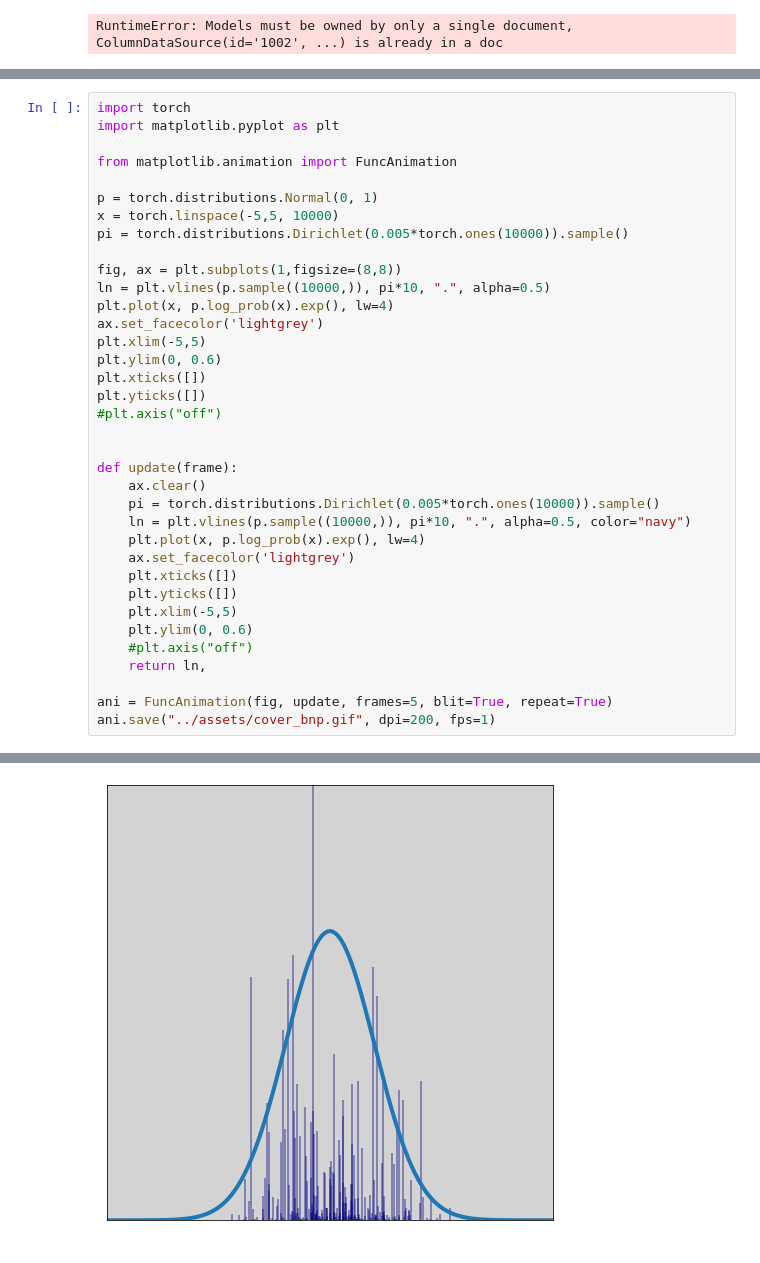
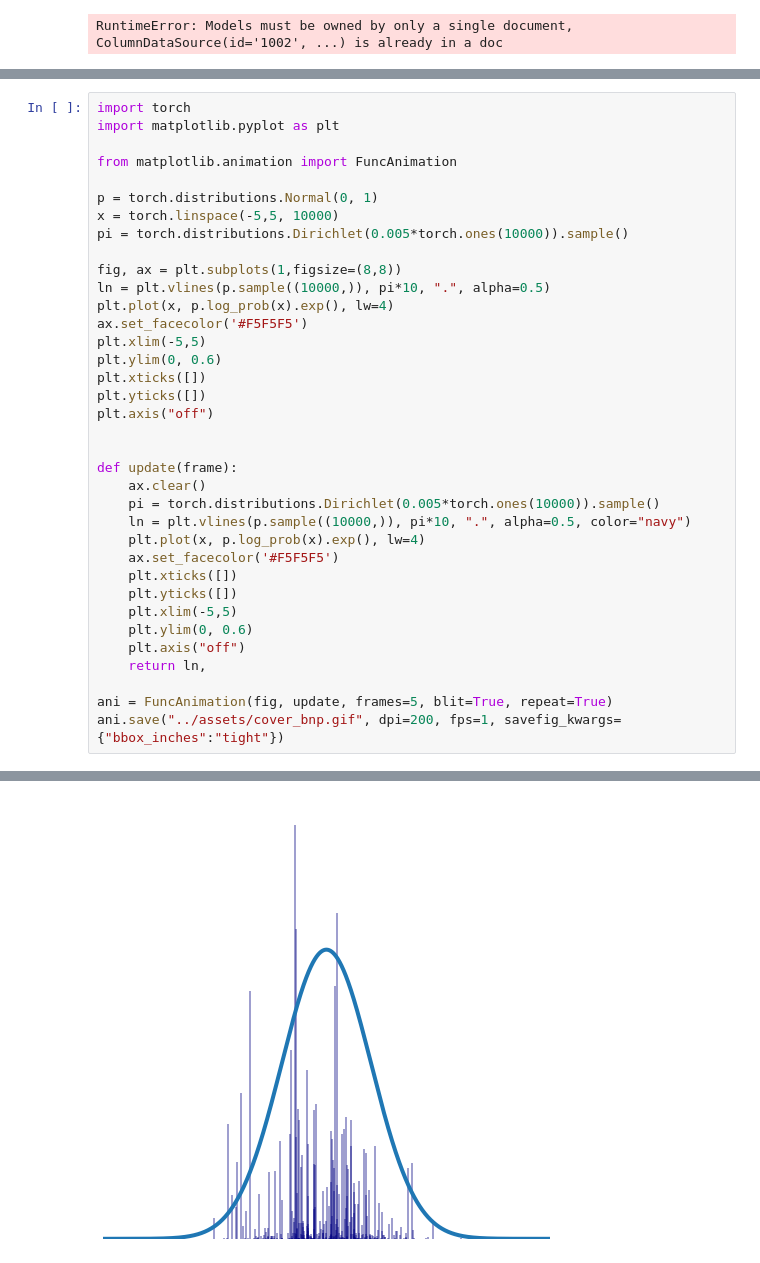
Before and after one commit to manuelgloeckler/manuelgloeckler.github.io, a Jupyter notebook: _notebooks/nonparameterics.ipynb, the cells around one changed output, grey strips where cells are left out. Drawn from its saved outputs; the diff is of its cells as text.

```diff
--- a/_notebooks/nonparameterics.ipynb
+++ b/_notebooks/nonparameterics.ipynb
@@ -1059,12 +1059,12 @@ pi = torch.distributions.Dirichlet(0.005*torch.ones(10000)).sample()
 fig, ax = plt.subplots(1,figsize=(8,8))
 ln = plt.vlines(p.sample((10000,)), pi*10, ".", alpha=0.5)
 plt.plot(x, p.log_prob(x).exp(), lw=4)
-ax.set_facecolor('lightgrey')
+ax.set_facecolor('#F5F5F5')
 plt.xlim(-5,5)
 plt.ylim(0, 0.6)
 plt.xticks([])
 plt.yticks([])
-#plt.axis("off")
+plt.axis("off")
 
 
 def update(frame):
@@ -1072,15 +1072,15 @@ def update(frame):
     pi = torch.distributions.Dirichlet(0.005*torch.ones(10000)).sample()
     ln = plt.vlines(p.sample((10000,)), pi*10, ".", alpha=0.5, color="navy")
     plt.plot(x, p.log_prob(x).exp(), lw=4)
-    ax.set_facecolor('lightgrey')
+    ax.set_facecolor('#F5F5F5')
     plt.xticks([])
     plt.yticks([])
     plt.xlim(-5,5)
     plt.ylim(0, 0.6)
-    #plt.axis("off")
+    plt.axis("off")
     return ln,
 
 ani = FuncAnimation(fig, update, frames=5, blit=True, repeat=True)
-ani.save("../assets/cover_bnp.gif", dpi=200, fps=1)
+ani.save("../assets/cover_bnp.gif", dpi=200, fps=1, savefig_kwargs={"bbox_inches":"tight"})
 # %% [output]
 MovieWriter ffmpeg unavailable; using Pillow instead.
@@ -1087 +1088 @@ MovieWriter ffmpeg unavailable; using Pillow instead.
-[figure, old version]
+[figure, new version]
```
Also changed, not shown: parts of 1 cell of this notebook, 34 other files.
